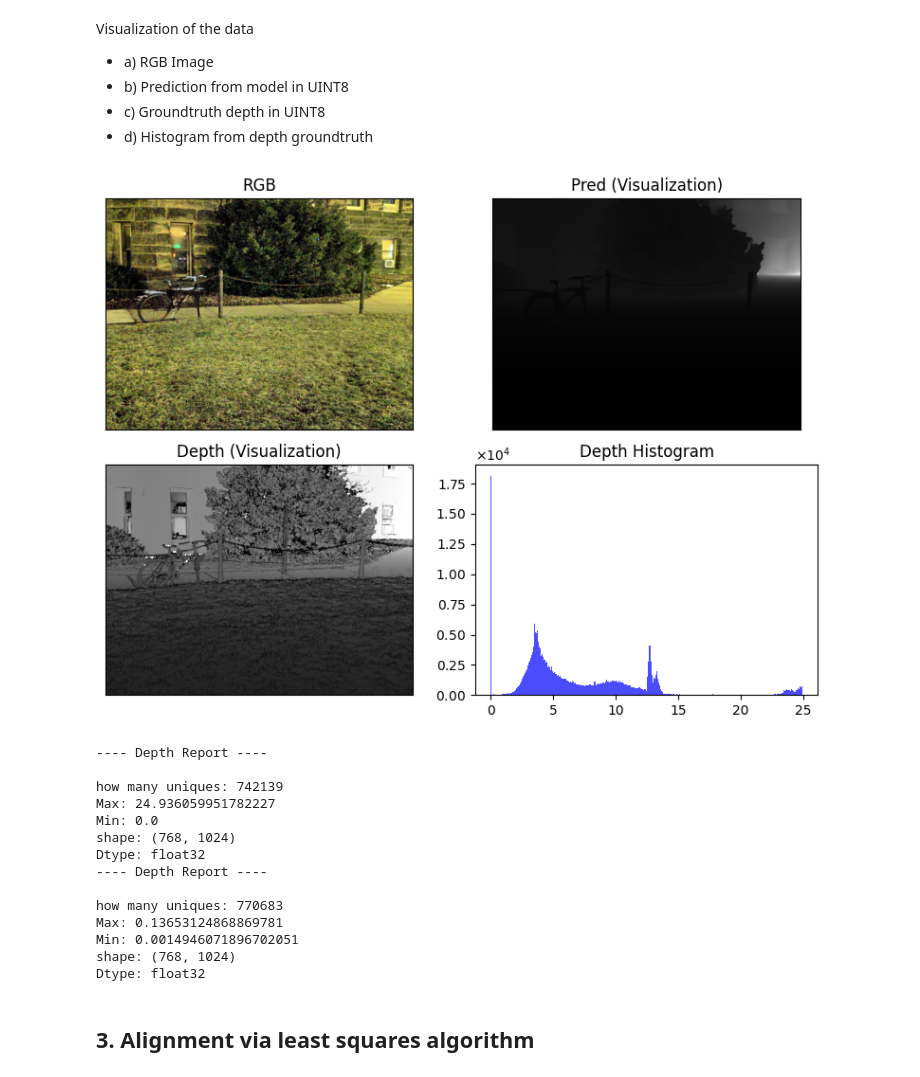
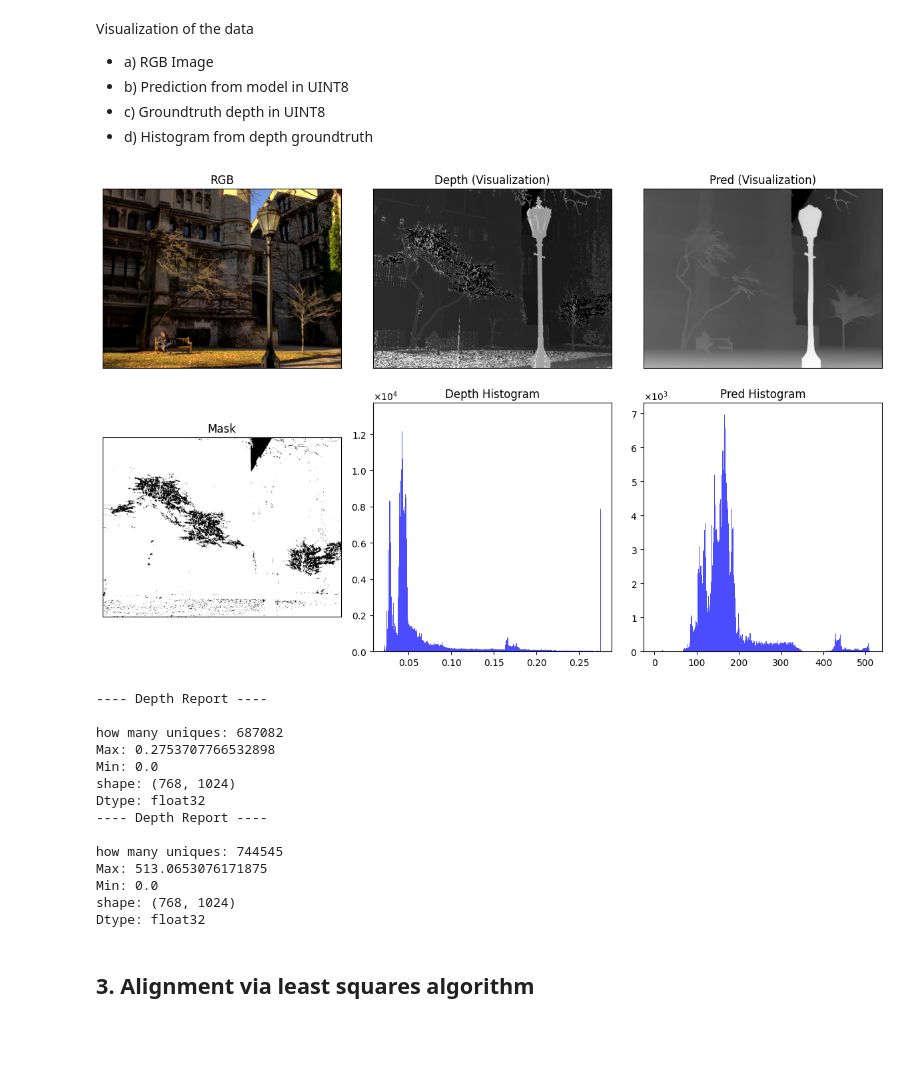
Before and after one commit to gkmocastro/depth-metrics-pavic, a Jupyter notebook: metrics.ipynb, the cells around one changed output. Cells and saved outputs as stored; diff of their text form; code cells hidden in the pictures; blank space fills up the shorter version.

Commit message:
+visualization

```diff
--- a/metrics.ipynb
+++ b/metrics.ipynb
@@ -71,7 +73,7 @@ len(filenames_preds_indoor)
 # %% [output]
 771
 # %%
-index = 700
+index = 479
 pred_diode = np.load(filenames_preds_indoor[index])
 groundtruth = np.squeeze(np.load(filenames_depth[index]))
 rgb = np.array(Image.open(filenames_img[index]))
@@ -94,6 +96,8 @@ pred_depth[mask_pred == 1] = 1.0 / pred_diode[mask_pred == 1]
 
 groundtruth_capped_upper = cap_values(groundtruth, 0, 99)
 disparity_capped_upper = cap_values(disparity_gt_masked, 0, 99)
+
+mask_full = mask * mask_pred
 # %% [markdown]
 Visualization of the data
 
@@ -102,21 +106,21 @@ Visualization of the data
 - c) Groundtruth depth in UINT8
 - d) Histogram from depth groundtruth
 # %%
-depth_report(rgb, groundtruth_capped_upper, pred_depth, cap=False, uint=False)
+depth_report(rgb, disparity_capped_upper, pred_diode,mask=mask_full, cap=False, uint=False)
 # %% [output]
-[figure, old version]
+[figure, new version]
 ---- Depth Report ----
 
-how many uniques: 742139
-Max: 24.936059951782227
+how many uniques: 687082
+Max: 0.2753707766532898
 Min: 0.0
 shape: (768, 1024)
 Dtype: float32
 ---- Depth Report ----
 
-how many uniques: 770683
-Max: 0.13653124868869781
-Min: 0.0014946071896702051
+how many uniques: 744545
+Max: 513.0653076171875
+Min: 0.0
 shape: (768, 1024)
 Dtype: float32
 # %% [markdown]
```
Also changed, not shown: parts of 15 cells of this notebook, 1 other file.
